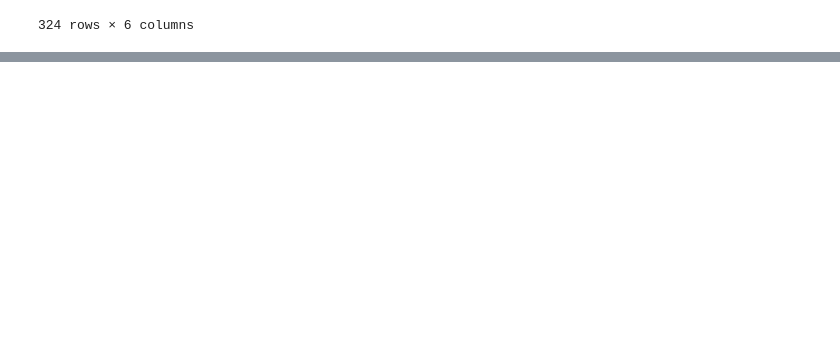
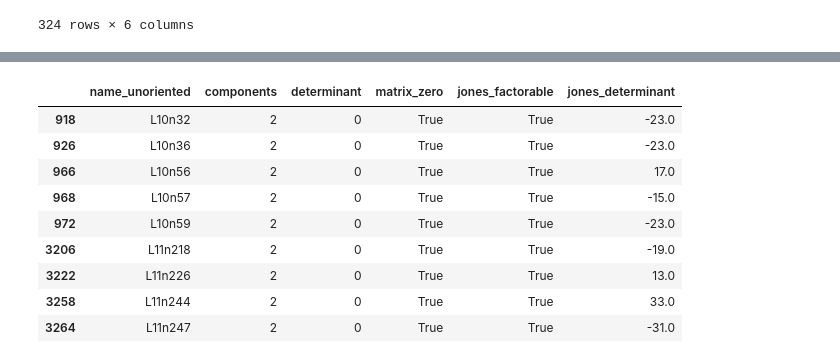
Before and after one commit to seohyeonlee2020/knotinfo, a Jupyter notebook: linkinfo_table_analysis.ipynb, the cells around one changed output, grey strips where cells are left out. Saved outputs shown, nothing was run; the diff lists cells and outputs as text; code cells hidden in the pictures; blank space fills up the shorter version.

Commit message:
filtered 8 links in linkinfo that may be ribbon

```diff
--- a/linkinfo_table_analysis.ipynb
+++ b/linkinfo_table_analysis.ipynb
@@ -267,0 +280,6 @@ ribbon_info.to_excel('results/linkinfo_with_ribbon_info.xlsx', index=False)
+# %%
+sage_out = pd.read_csv('/Users/seohyeonlee/knotinfo/results/sage_output.csv')
+# %%
+out = sage_out[['name_unoriented', 'components', 'determinant', 'matrix_zero', 'jones_factorable', 'jones_determinant']].drop_duplicates()
+out.to_csv('/Users/seohyeonlee/knotinfo/results/ribbon_shortlist.csv')
+out.to_excel('/Users/seohyeonlee/knotinfo/results/ribbon_shortlist.xlsx')
@@ -267,0 +307,14 @@ ribbon_info.to_excel('results/linkinfo_with_ribbon_info.xlsx', index=False)
+# %%
+#filtered links that satisfy 2 conditions (determinant 0, matrix only 0) and whose jones determinants are defined
+out[(out['determinant'] == 0) & out['matrix_zero'] & out['jones_factorable']]
+# %% [output]
+|  | name_unoriented | components | determinant | matrix_zero | jones_factorable | jones_determinant |
+| 918 | L10n32 | 2 | 0 | True | True | -23.0 |
+| 926 | L10n36 | 2 | 0 | True | True | -23.0 |
+| 966 | L10n56 | 2 | 0 | True | True | 17.0 |
+| 968 | L10n57 | 2 | 0 | True | True | -15.0 |
+| 972 | L10n59 | 2 | 0 | True | True | -23.0 |
+| 3206 | L11n218 | 2 | 0 | True | True | -19.0 |
+| 3222 | L11n226 | 2 | 0 | True | True | 13.0 |
+| 3258 | L11n244 | 2 | 0 | True | True | 33.0 |
+| 3264 | L11n247 | 2 | 0 | True | True | -31.0 |
```
Also changed, not shown: parts of 4 cells of this notebook, 9 other files.
